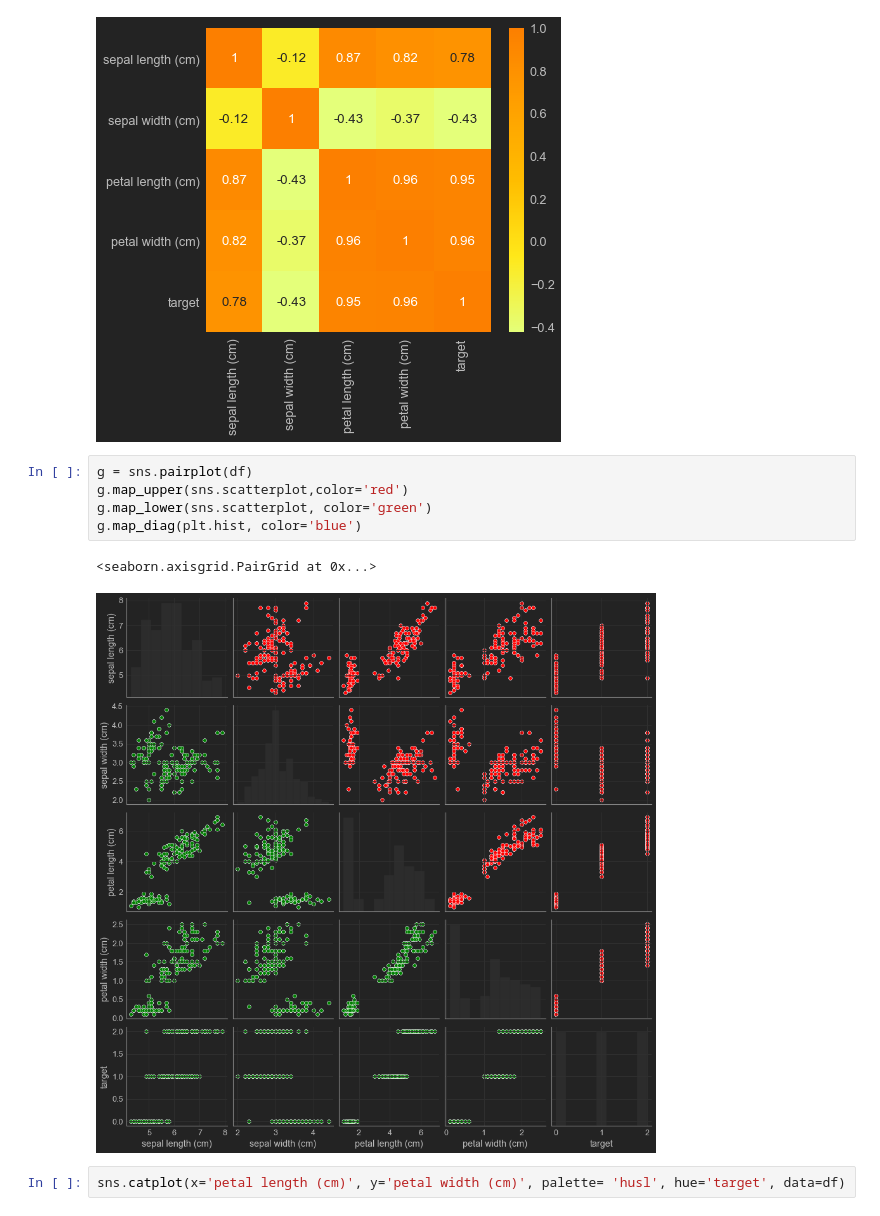
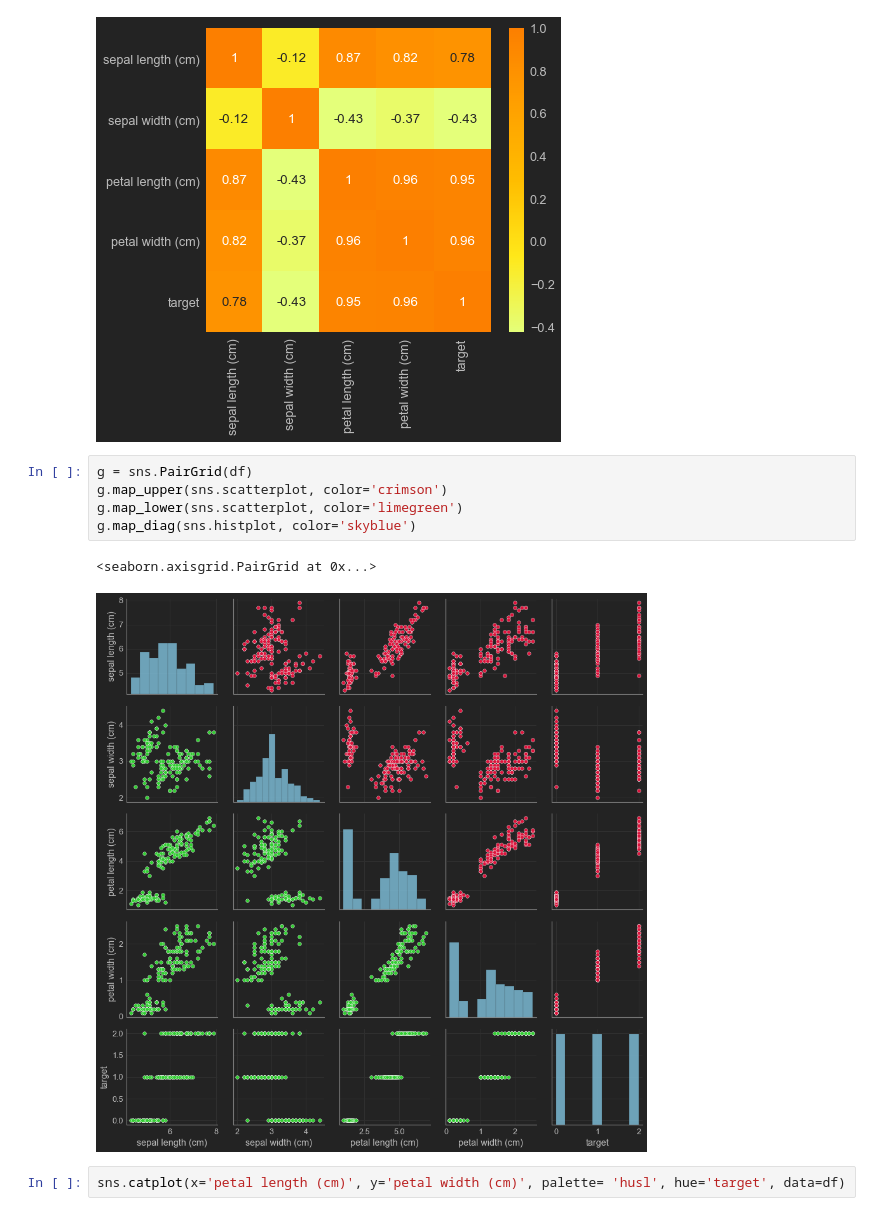
Before and after one commit to Cormac88/pands-project, a Jupyter notebook: analysis3.ipynb, the cells around one changed output. Saved outputs shown, nothing was run; the diff lists cells and outputs as text.

```diff
--- a/analysis3.ipynb
+++ b/analysis3.ipynb
@@ -162,13 +161,13 @@ sns.heatmap(df.corr(), annot=True, cmap='Wistia')
 <AxesSubplot:>
 [figure]
 # %%
-g = sns.pairplot(df)
-g.map_upper(sns.scatterplot,color='red')
-g.map_lower(sns.scatterplot, color='green')
-g.map_diag(plt.hist, color='blue')
+g = sns.PairGrid(df)
+g.map_upper(sns.scatterplot, color='crimson')
+g.map_lower(sns.scatterplot, color='limegreen')
+g.map_diag(sns.histplot, color='skyblue')
 # %% [output]
 <seaborn.axisgrid.PairGrid at 0x...>
-[figure, old version]
+[figure, new version]
 # %%
 sns.catplot(x='petal length (cm)', y='petal width (cm)', palette= 'husl', hue='target', data=df)
 # %% [output]
```
Also changed, not shown: parts of 2 cells of this notebook, 4 other files.
